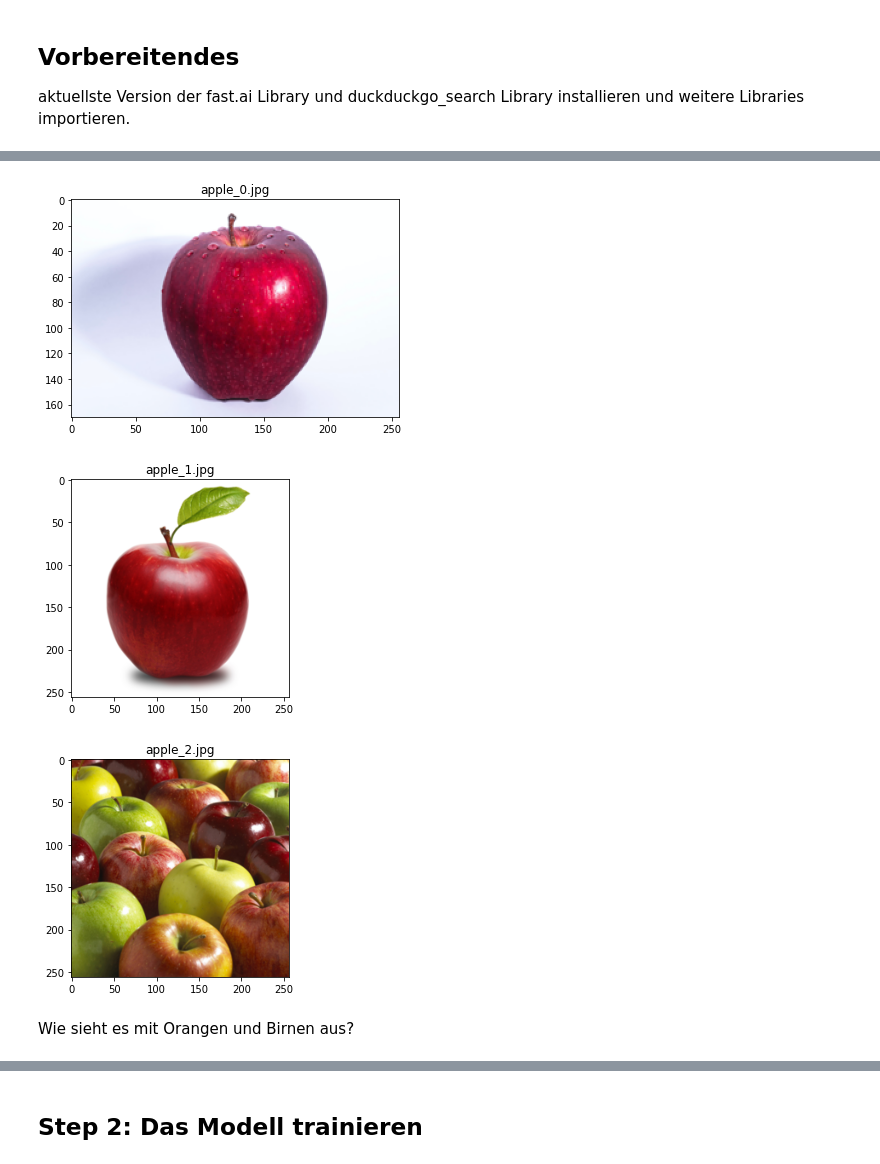
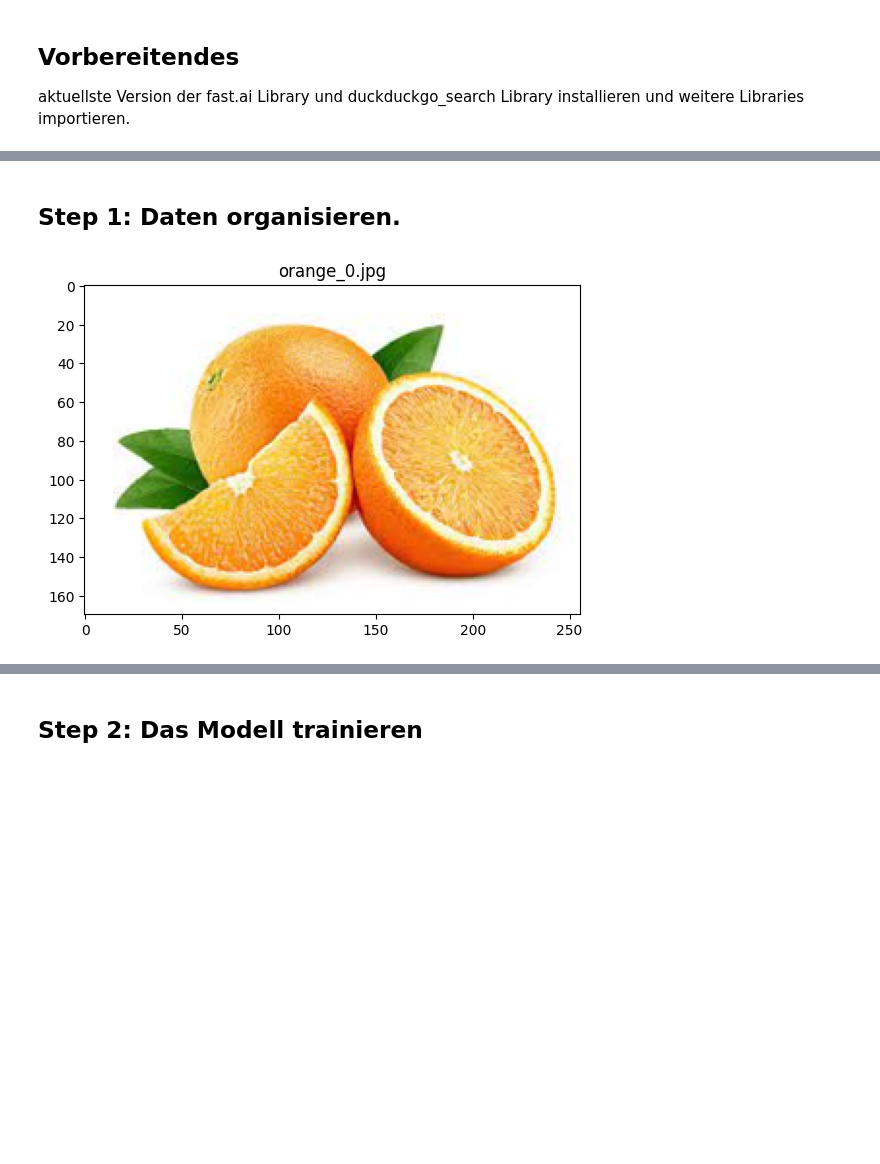
Before and after one commit to dnhshl/cc-ai, a Jupyter notebook: obstsalat3.ipynb, the cells around one changed output, grey strips where cells are left out. Cells and saved outputs as stored; diff of their text form; code cells hidden in the pictures; blank space fills up the shorter version.

```diff
--- a/obstsalat3.ipynb
+++ b/obstsalat3.ipynb
@@ -53,7 +21,2 @@ Was haben wir gefunden?
-# %%
-def show_images(images, path='.'):
-  p = Path(path)
-  for image in images:
-      plt.imshow(Image.open(p/image).to_thumb(256,256))
-      plt.title(image)
-      plt.show()
+# %% [markdown]
+## Step 1: Daten organisieren.
@@ -60,9 +28,28 @@ def show_images(images, path='.'):
+# %%
+
+from pathlib import Path
+import matplotlib.pyplot as plt
+from PIL import Image
+
+def show_images(images, path='./images/fruits'):
+    p = Path(path)
+    for image_name in images:
+        # Construct the full path to the image
+        img_path = p.joinpath(image_name)
+
+        # Open the image and convert it to RGB (if it's not already)
+        img = Image.open(img_path).convert('RGB')
+
+        # Resize the image to a thumbnail
+        thumb_size = (256, 256)
+        img.thumbnail(thumb_size)
+
+        # Display the image
+        plt.imshow(img)
+        plt.title(image_name)
+        plt.show()
 # %%
-images = ['apple_' + str(i)+ '.jpg' for i in range(3)]
-show_images(images)
+images = ['orange_' + str(i)+ '.jpg' for i in range(1)]
+show_images(images, path='./test')
 # %% [output]
-[figure, old version]
+[figure, new version]
-[figure, removed]
-[figure, removed]
-# %% [markdown]
-Wie sieht es mit Orangen und Birnen aus?
```
Also changed, not shown: parts of 25 cells of this notebook.
